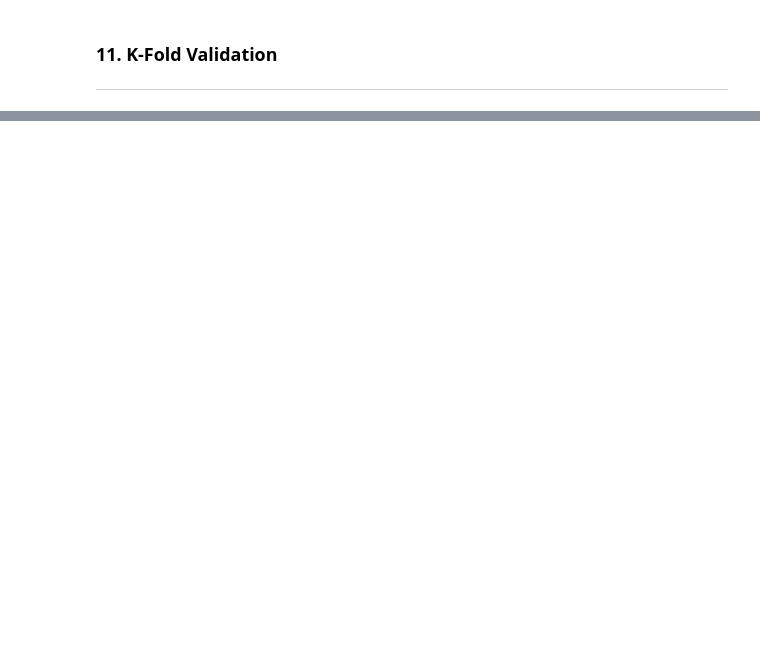
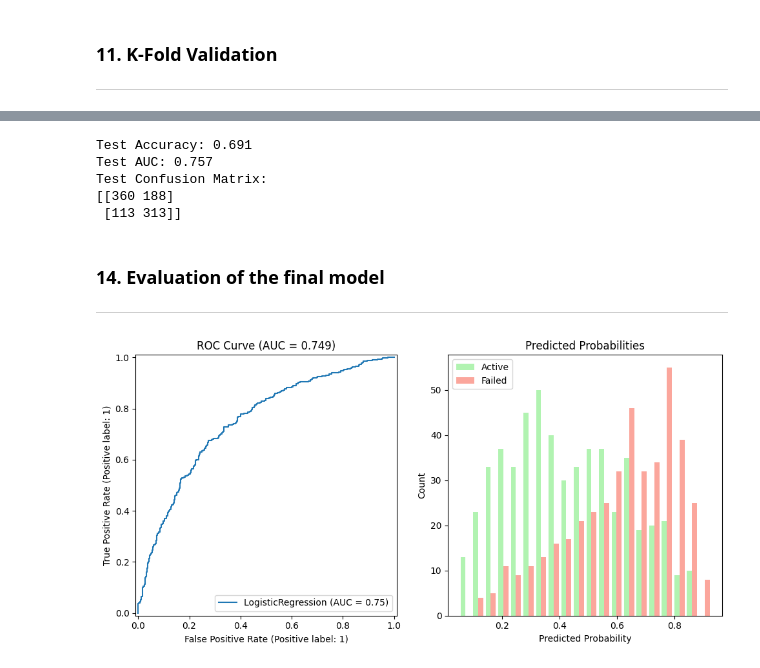
Before and after one commit to bruno-lima98/personal_projects, a Jupyter notebook: project-1/main.ipynb, the cells around one changed output, grey strips where cells are left out. Drawn from its saved outputs; the diff is of its cells as text; code cells hidden in the pictures; blank space fills up the shorter version.

```diff
--- a/project-1/main.ipynb
+++ b/project-1/main.ipynb
@@ -768,0 +780,4 @@ C=1.0  ->  AUC: 0.742 ± 0.015
+# %%
+C_values = [0.01, 0.1, 1, 10]
+penalties = ['l1', 'l2']
+results = []
@@ -917,0 +848,68 @@ Test Confusion Matrix:
+# %%
+C_final = 0.1
+penalty_final = 'l2'
+max_iter_final = 10000
+random_state_final = 42
+
+final_model = LogisticRegression(
+    C=C_final,
+    penalty=penalty_final,
+    max_iter=max_iter_final,
+    random_state=random_state_final,
+    class_weight='balanced'
+)
+
+final_model.fit(X_full_train, y_full_train)
+
+y_test_pred = final_model.predict(X_test)
+y_test_proba = final_model.predict_proba(X_test)[:, 1]
+
+acc_test = accuracy_score(y_test, y_test_pred)
+auc_test = roc_auc_score(y_test, y_test_proba)
+cm_test = confusion_matrix(y_test, y_test_pred)
+
+print(f"Test Accuracy: {acc_test:.3f}")
+print(f"Test AUC: {auc_test:.3f}")
+print("Test Confusion Matrix:")
+print(cm_test)
+
+# The final logistic regression model was trained on the full training set
+# using C=0.1 and L2 penalty. The model shows stable performance on the test set,
+# with good discrimination (AUC) and balanced accuracy.
+# Confusion matrix indicates reasonable separation between failed and active startups.
+# %% [output]
+Test Accuracy: 0.691
+Test AUC: 0.757
+Test Confusion Matrix:
+[[360 188]
+ [113 313]]
+# %% [markdown]
+### **14. Evaluation of the final model**
+----
+# %%
+fig, axes = plt.subplots(1, 2, figsize=(10, 5))
+
+RocCurveDisplay.from_estimator(model, X_test, y_test, ax=axes[0])
+axes[0].set_title(f"ROC Curve (AUC = {roc_auc_score(y_test, model.predict_proba(X_test)[:,1]):.3f})")
+
+y_pred_proba = model.predict_proba(X_test)[:,1]
+axes[1].hist([y_pred_proba[y_test==0], y_pred_proba[y_test==1]],
+             bins=20, color=['lightgreen','salmon'], label=['Active','Failed'], alpha=0.7)
+axes[1].set_title("Predicted Probabilities")
+axes[1].set_xlabel("Predicted Probability")
+axes[1].set_ylabel("Count")
+axes[1].legend()
+
+plt.tight_layout()
+plt.show()
+
+# The ROC curve shows the model's ability to distinguish between active and failed startups.
+# With an AUC of 0.749, the model demonstrates decent discriminatory power. A perfect model
+# would reach the top-left corner.
+
+# The histogram displays the predicted probabilities for both classes. Ideally, we would see
+# two well-separated peaks: one near 0 for active startups and one near 1 for failed startups.
+# Here, the peaks are distinguishable but with some overlap, indicating the model correctly
+# predicts most cases but has some uncertainty.
+# %% [output]
+[figure, added]
```
Also changed, not shown: parts of 29 cells of this notebook.
